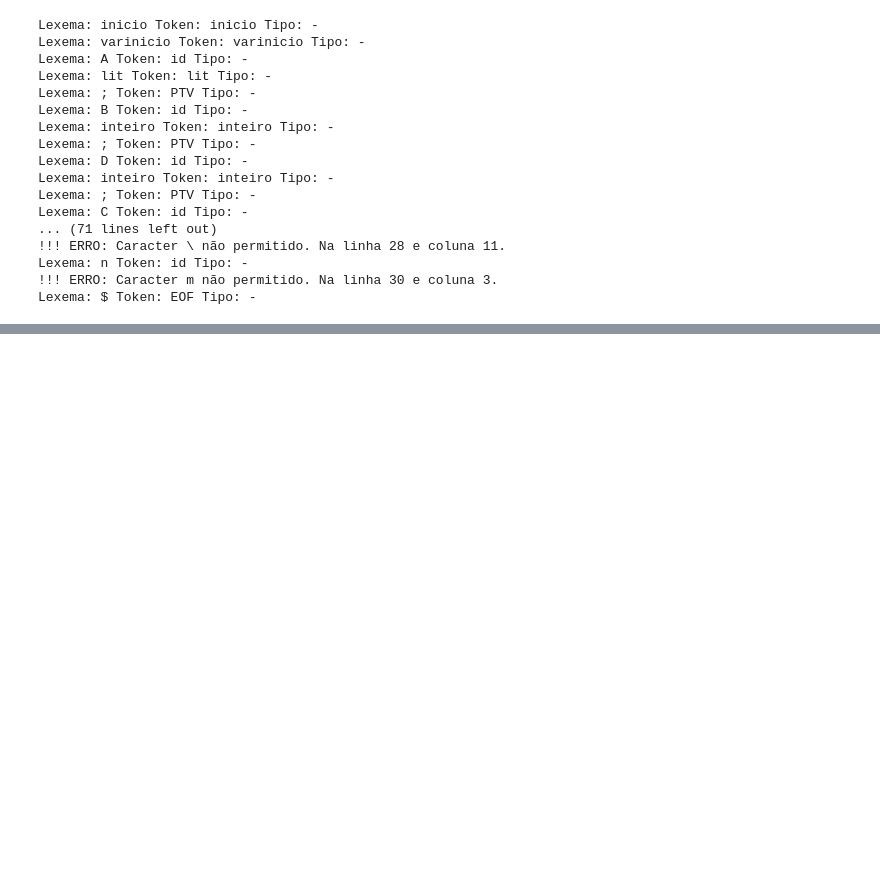
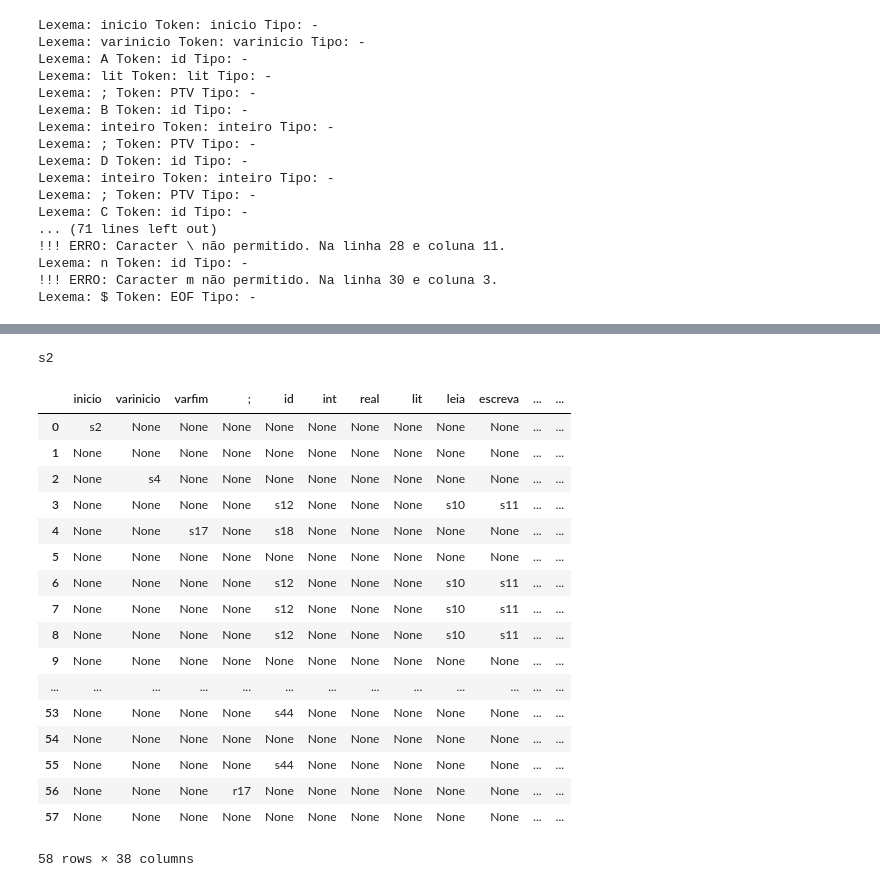
Before and after one commit to rodrigozago/compiladores, a Jupyter notebook: Lexico.ipynb, the cells around one changed output, grey strips where cells are left out. Drawn from its saved outputs; the diff is of its cells as text; code cells hidden in the pictures; blank space fills up the shorter version.

Commit message:
Creating parse structures and reading parse table

```diff
--- a/Lexico.ipynb
+++ b/Lexico.ipynb
@@ -647,0 +700,3 @@ else:
+# %%
+data = pd.read_csv("tabela_sintatica.csv", delimiter=",", names=["inicio","varinicio","varfim",";","id","int","real","lit","leia","escreva","literal","num","rcb","opm","se","(",")","então","opr","fimse","fim","$","P'","P","V","LV","D","TIPO","A","ES","ARG","CMD","LD","OPRD","COND","CABEÇALHO","EXP_R","CORPO"])
+data.head()
@@ -647,0 +711,31 @@ else:
+# %%
+# Substitui NaN to None
+df1 = data.where(pd.notnull(data), None)
+# %%
+if df1['inicio'][0]:
+    print(df1['inicio'][0])
+else:
+    print("erro")
+# %% [output]
+s2
+# %%
+df1
+# %% [output]
+|  | inicio | varinicio | varfim | ; | id | int | real | lit | leia | escreva | ... | ... |
+| 0 | s2 | None | None | None | None | None | None | None | None | None | ... | ... |
+| 1 | None | None | None | None | None | None | None | None | None | None | ... | ... |
+| 2 | None | s4 | None | None | None | None | None | None | None | None | ... | ... |
+| 3 | None | None | None | None | s12 | None | None | None | s10 | s11 | ... | ... |
+| 4 | None | None | s17 | None | s18 | None | None | None | None | None | ... | ... |
+| 5 | None | None | None | None | None | None | None | None | None | None | ... | ... |
+| 6 | None | None | None | None | s12 | None | None | None | s10 | s11 | ... | ... |
+| 7 | None | None | None | None | s12 | None | None | None | s10 | s11 | ... | ... |
+| 8 | None | None | None | None | s12 | None | None | None | s10 | s11 | ... | ... |
+| 9 | None | None | None | None | None | None | None | None | None | None | ... | ... |
+| ... | ... | ... | ... | ... | ... | ... | ... | ... | ... | ... | ... | ... |
+| 53 | None | None | None | None | s44 | None | None | None | None | None | ... | ... |
+| 54 | None | None | None | None | None | None | None | None | None | None | ... | ... |
+| 55 | None | None | None | None | s44 | None | None | None | None | None | ... | ... |
+| 56 | None | None | None | r17 | None | None | None | None | None | None | ... | ... |
+| 57 | None | None | None | None | None | None | None | None | None | None | ... | ... |
+58 rows × 38 columns
```
Also changed, not shown: parts of 11 cells of this notebook.
